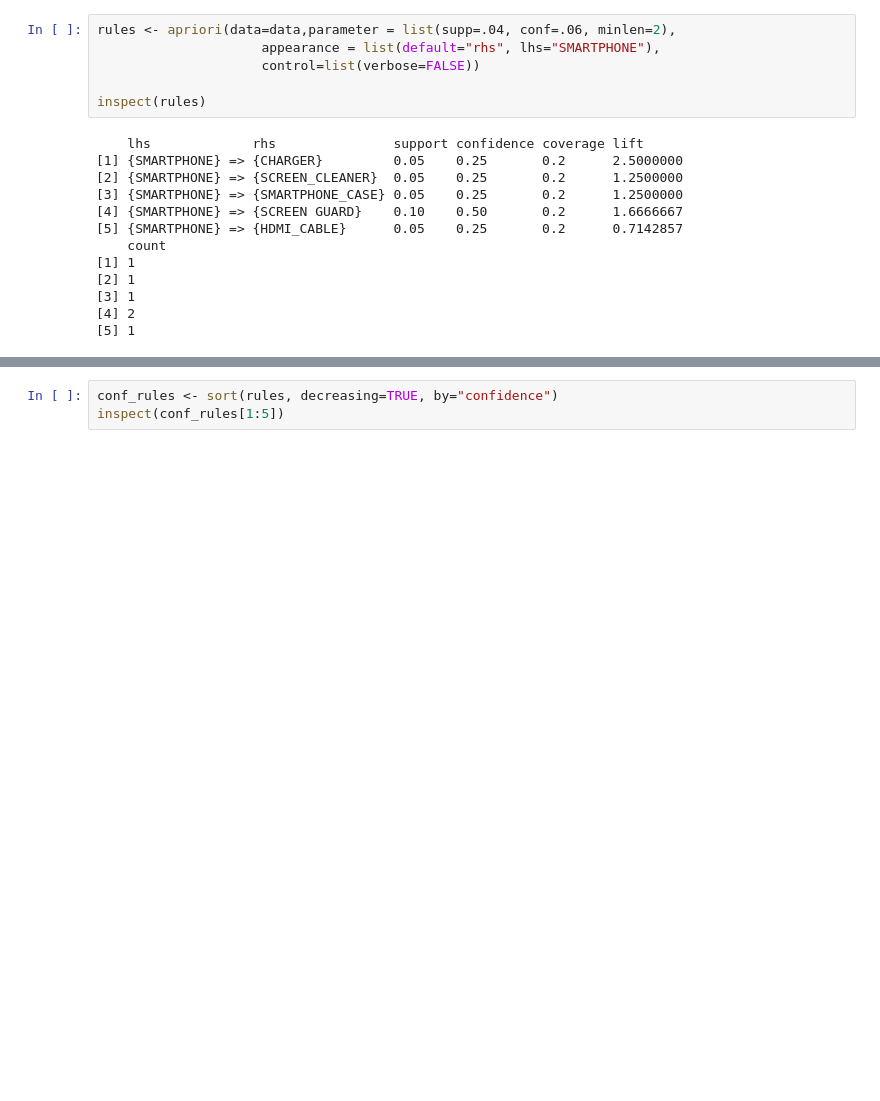
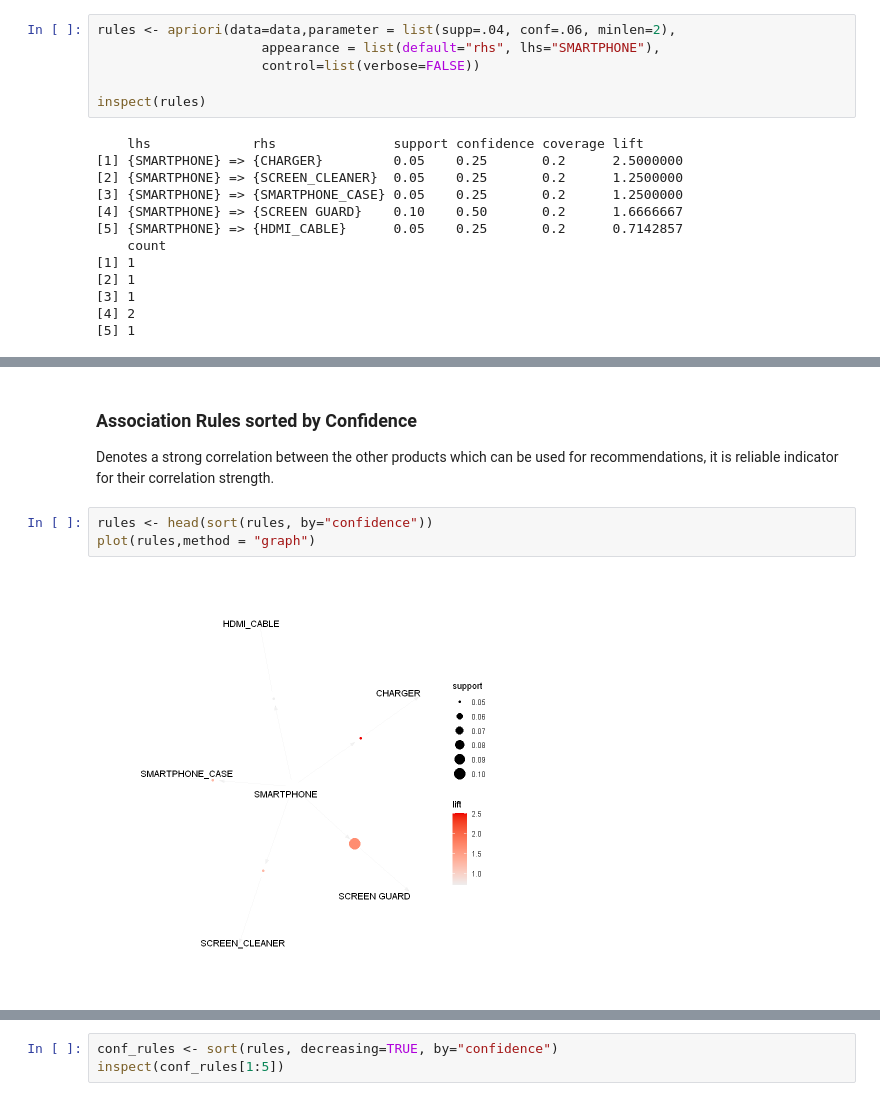
Before and after one commit to santhosh1299/ml_exam2_code, a Jupyter notebook: Ad_recommendation/ad_recommendation.ipynb, the cells around one changed output, grey strips where cells are left out. Cells and saved outputs as stored; diff of their text form; blank space fills up the shorter version.

```diff
--- a/Ad_recommendation/ad_recommendation.ipynb
+++ b/Ad_recommendation/ad_recommendation.ipynb
@@ -66,0 +97,9 @@ plot(rules,method = "graph")
+# %% [markdown]
+### Association Rules sorted by Confidence
+
+Denotes a strong correlation between the other products which can be used for recommendations, it is reliable indicator for their correlation strength.
+# %%
+rules <- head(sort(rules, by="confidence"))
+plot(rules,method = "graph")
+# %% [output]
+[figure, added]
```
Also changed, not shown: parts of 11 cells of this notebook, 1 other file.
